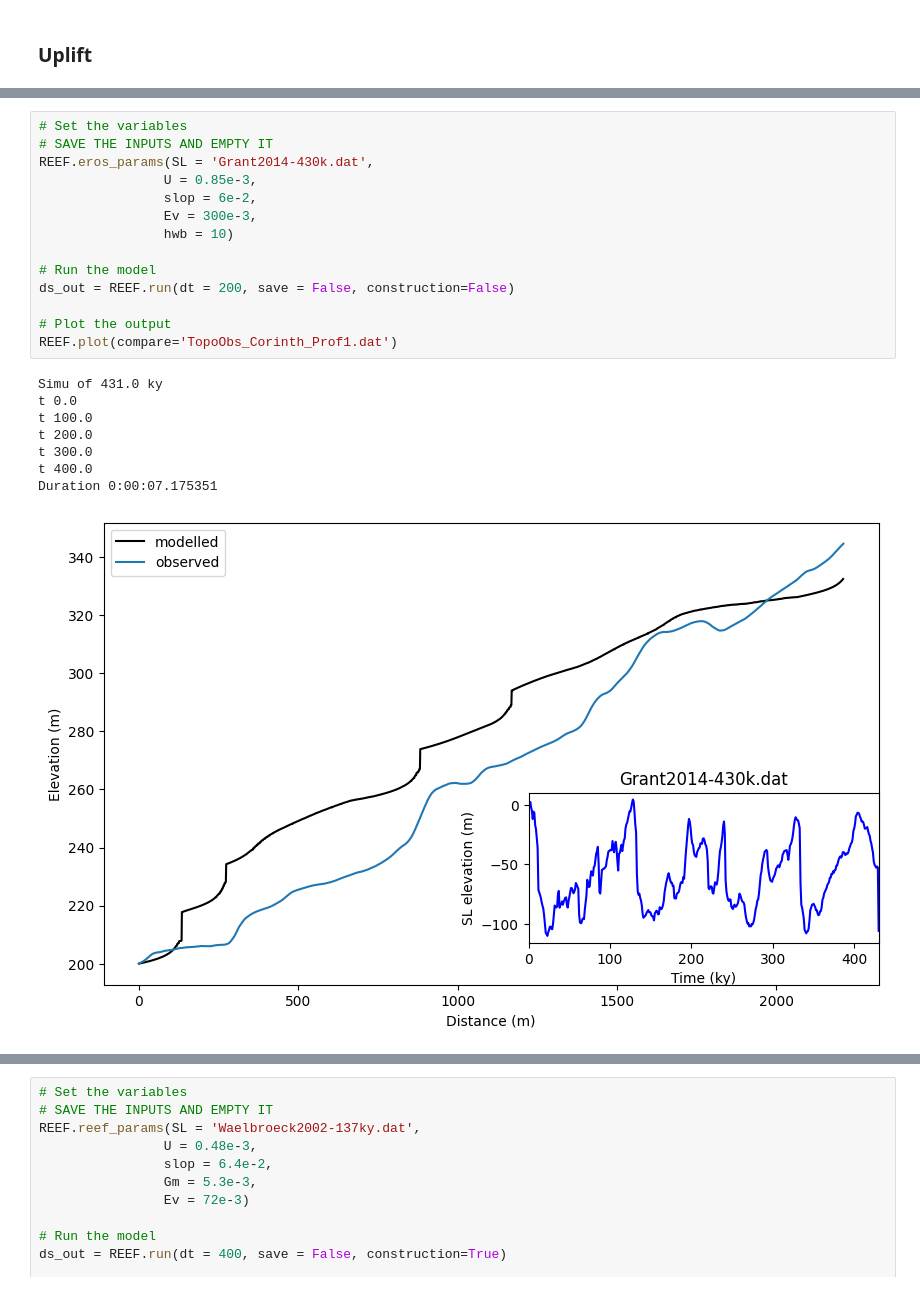
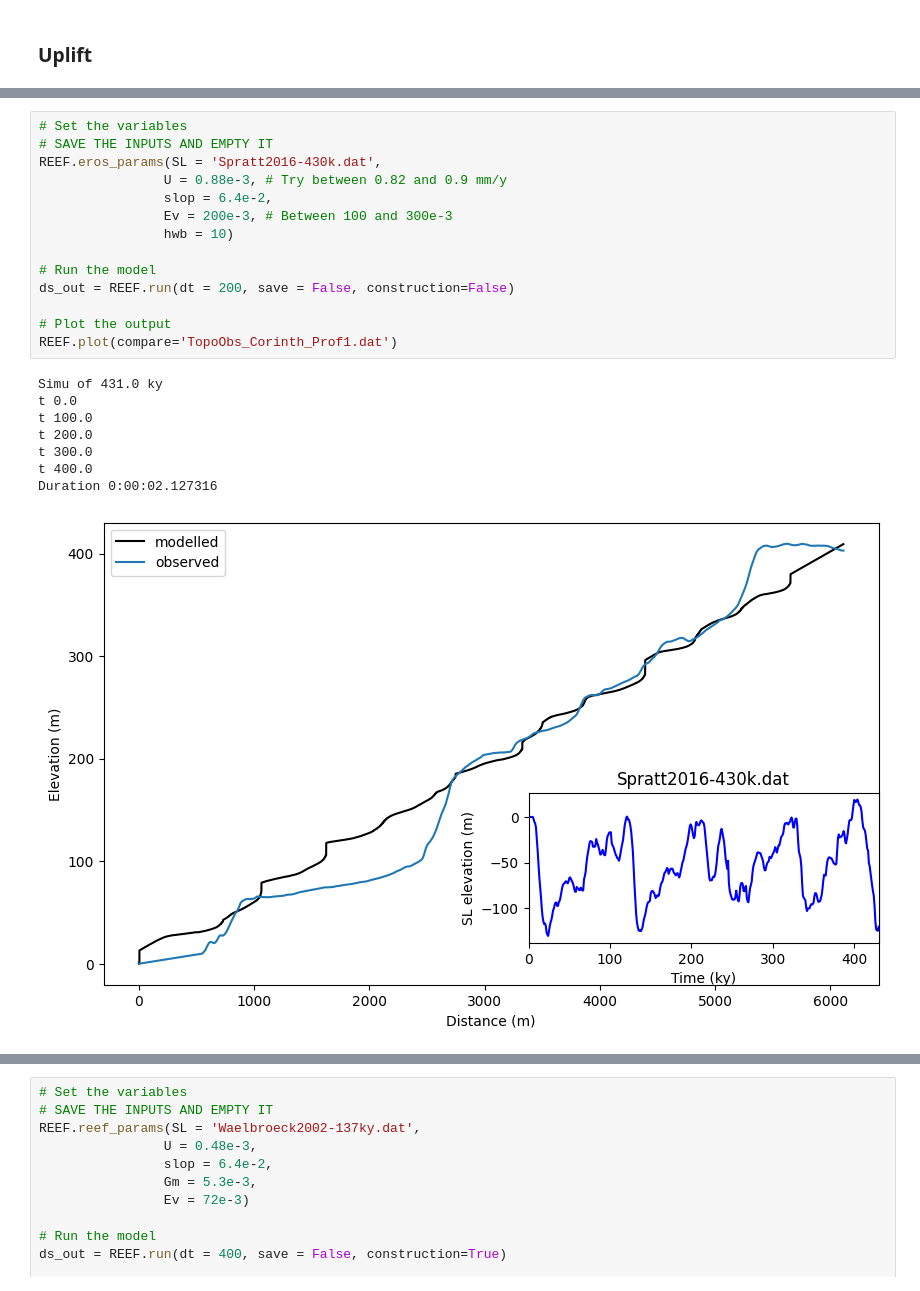
Before and after one commit to YBoucharat/TP_Coral_2024, a Jupyter notebook: REEF/Run_REEF.ipynb, the cells around one changed output, grey strips where cells are left out. Saved outputs shown, nothing was run; the diff lists cells and outputs as text.

```diff
--- a/REEF/Run_REEF.ipynb
+++ b/REEF/Run_REEF.ipynb
@@ -349,26 +356,26 @@ WORK !!!
 # %%
 # Set the variables
 # SAVE THE INPUTS AND EMPTY IT
-REEF.eros_params(SL = 'Grant2014-430k.dat',
-                U = 0.85e-3,
-                slop = 6e-2,
-                Ev = 300e-3,
+REEF.eros_params(SL = 'Spratt2016-430k.dat',
+                U = 0.88e-3, # Try between 0.82 and 0.9 mm/y
+                slop = 6.4e-2,
+                Ev = 200e-3, # Between 100 and 300e-3
                 hwb = 10)
 
 # Run the model
 ds_out = REEF.run(dt = 200, save = False, construction=False)
 
 # Plot the output
 REEF.plot(compare='TopoObs_Corinth_Prof1.dat')
 # %% [output]
 Simu of 431.0 ky
 t 0.0
 t 100.0
 t 200.0
 t 300.0
 t 400.0
-Duration 0:00:07.175351
+Duration 0:00:02.127316
-[figure, old version]
+[figure, new version]
 # %% [markdown]
 ## Coral reef terraces
 
```
Also changed, not shown: parts of 2 cells of this notebook, 3 other files.
